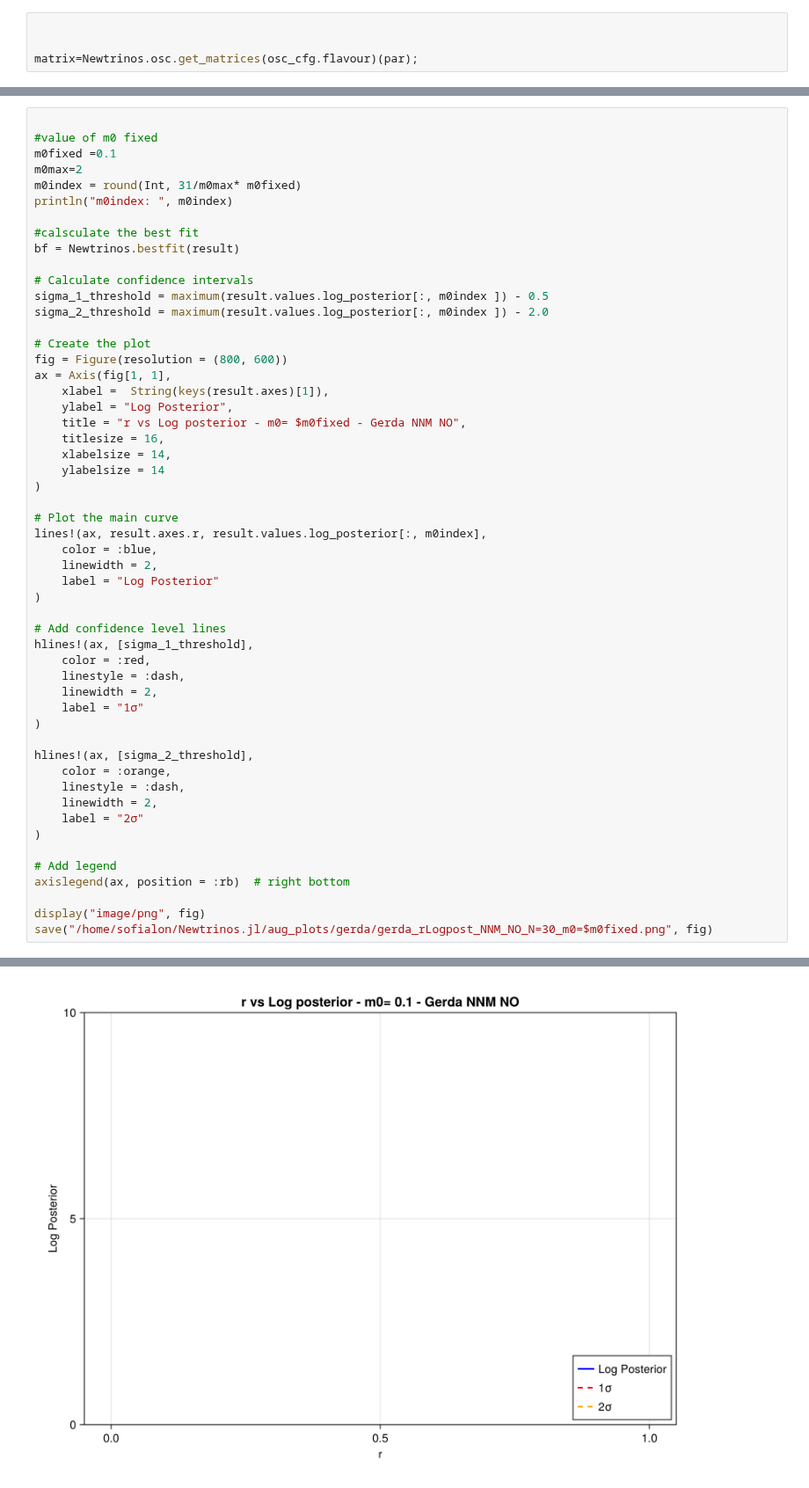
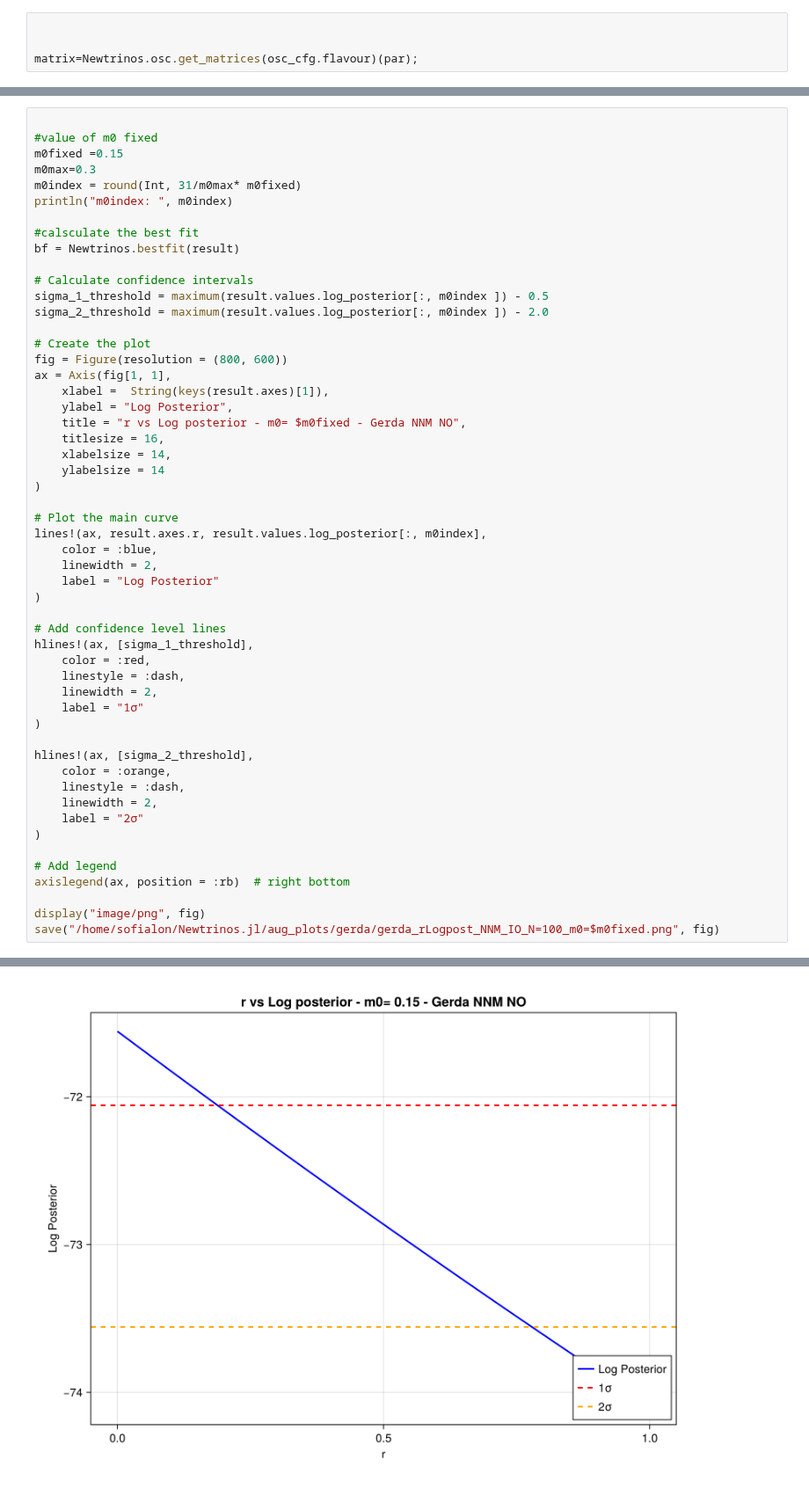
Before and after one commit to philippeller/Newtrinos.jl, a Jupyter notebook: src/experiments/gerda/gerda.ipynb, the cells around one changed output, grey strips where cells are left out. Shown at 88% size. Drawn from its saved outputs; the diff is of its cells as text.

```diff
--- a/src/experiments/gerda/gerda.ipynb
+++ b/src/experiments/gerda/gerda.ipynb
@@ -252,8 +184,8 @@ rindex: 31
 # %%
 
 #value of m0 fixed
-m0fixed =0.1
-m0max=2
+m0fixed =0.15
+m0max=0.3
 m0index = round(Int, 31/m0max* m0fixed)
 println("m0index: ", m0index)
 
@@ -301,5 +233,5 @@ hlines!(ax, [sigma_2_threshold],
 axislegend(ax, position = :rb)  # right bottom
 
 display("image/png", fig)
-save("/home/sofialon/Newtrinos.jl/aug_plots/gerda/gerda_rLogpost_NNM_NO_N=30_m0=$m0fixed.png", fig)
+save("/home/sofialon/Newtrinos.jl/aug_plots/gerda/gerda_rLogpost_NNM_IO_N=100_m0=$m0fixed.png", fig)
 # %% [output]
@@ -307,3 +239,3 @@ m0index: 2
 ┌ Warning: Found `resolution` in the theme when creating a `Scene`. The `resolution` keyword for `Scene`s and `Figure`s has been deprecated. Use `Figure(; size = ...` or `Scene(; size = ...)` instead, ...
 └ @ Makie ~/.julia/packages/Makie/dYDv2/src/scenes.jl:238
-[figure, old version]
+[figure, new version]
```
Also changed, not shown: parts of 10 cells of this notebook, 42 other files.
